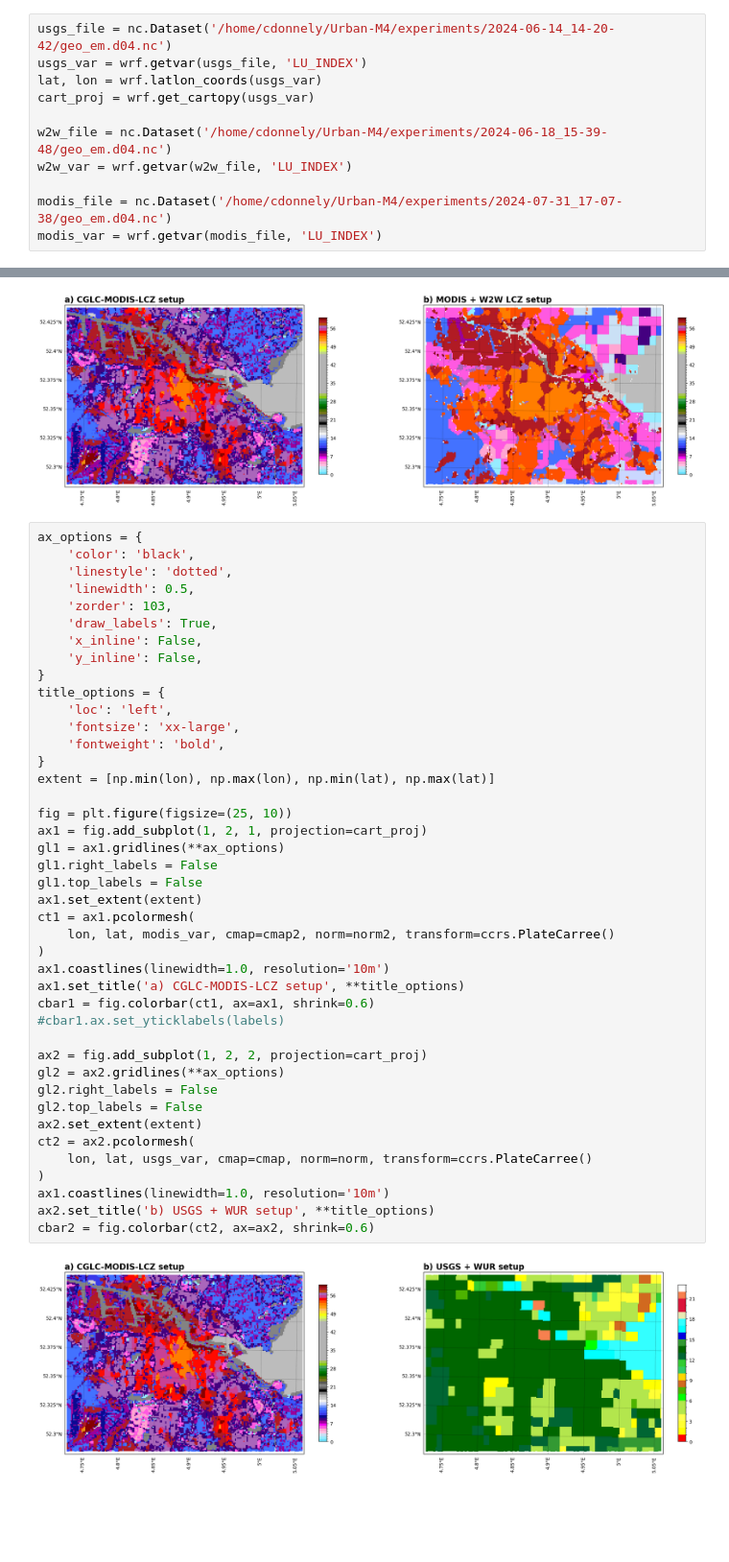
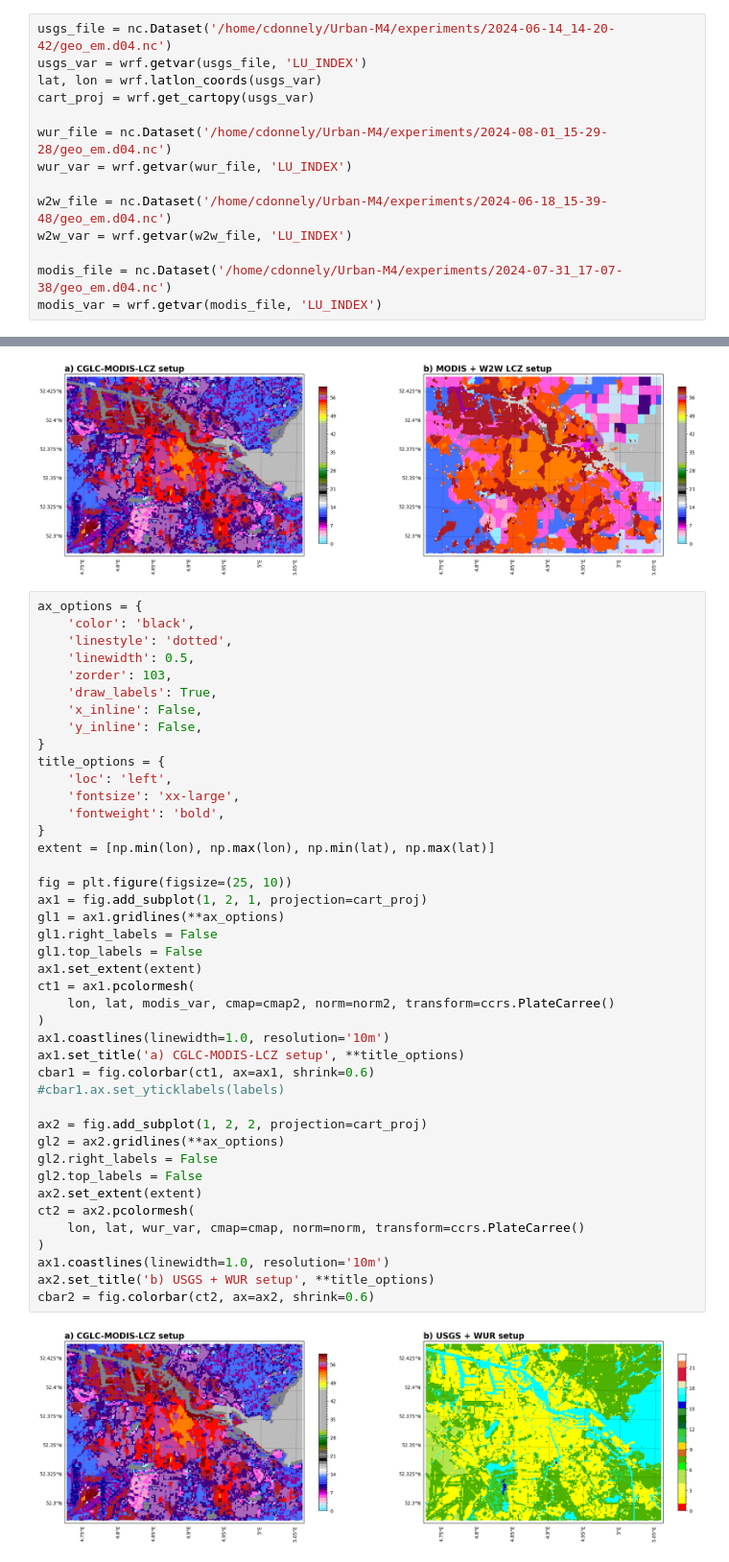
Before and after one commit to Urban-M4/snakemake-wrf, a Jupyter notebook: plot_geo_em.ipynb, the cells around one changed output, grey strips where cells are left out. Shown: that part at 96% size. Saved outputs shown, nothing was run; the diff lists cells and outputs as text; blank space fills up the shorter version.

Commit message:
Add new plots for looking at urb params and comparing experiments

```diff
--- a/plot_geo_em.ipynb
+++ b/plot_geo_em.ipynb
@@ -12,6 +12,9 @@ usgs_var = wrf.getvar(usgs_file, 'LU_INDEX')
 lat, lon = wrf.latlon_coords(usgs_var)
 cart_proj = wrf.get_cartopy(usgs_var)
 
+wur_file = nc.Dataset('/home/cdonnely/Urban-M4/experiments/2024-08-01_15-29-28/geo_em.d04.nc')
+wur_var = wrf.getvar(wur_file, 'LU_INDEX')
+
 w2w_file = nc.Dataset('/home/cdonnely/Urban-M4/experiments/2024-06-18_15-39-48/geo_em.d04.nc')
 w2w_var = wrf.getvar(w2w_file, 'LU_INDEX')
 
@@ -181,32 +184,32 @@ title_options = {
     'fontsize': 'xx-large',
     'fontweight': 'bold',
 }
 extent = [np.min(lon), np.max(lon), np.min(lat), np.max(lat)]
 
 fig = plt.figure(figsize=(25, 10))
 ax1 = fig.add_subplot(1, 2, 1, projection=cart_proj)
 gl1 = ax1.gridlines(**ax_options)
 gl1.right_labels = False
 gl1.top_labels = False
 ax1.set_extent(extent)
 ct1 = ax1.pcolormesh(
     lon, lat, modis_var, cmap=cmap2, norm=norm2, transform=ccrs.PlateCarree()
 )
 ax1.coastlines(linewidth=1.0, resolution='10m')
 ax1.set_title('a) CGLC-MODIS-LCZ setup', **title_options)
 cbar1 = fig.colorbar(ct1, ax=ax1, shrink=0.6)
 #cbar1.ax.set_yticklabels(labels)
 
 ax2 = fig.add_subplot(1, 2, 2, projection=cart_proj)
 gl2 = ax2.gridlines(**ax_options)
 gl2.right_labels = False
 gl2.top_labels = False
 ax2.set_extent(extent)
 ct2 = ax2.pcolormesh(
-    lon, lat, usgs_var, cmap=cmap, norm=norm, transform=ccrs.PlateCarree()
+    lon, lat, wur_var, cmap=cmap, norm=norm, transform=ccrs.PlateCarree()
 )
 ax1.coastlines(linewidth=1.0, resolution='10m')
 ax2.set_title('b) USGS + WUR setup', **title_options)
 cbar2 = fig.colorbar(ct2, ax=ax2, shrink=0.6)
 # %% [output]
-[figure, old version]
+[figure, new version]
```
Also changed, not shown: parts of 3 cells of this notebook.
